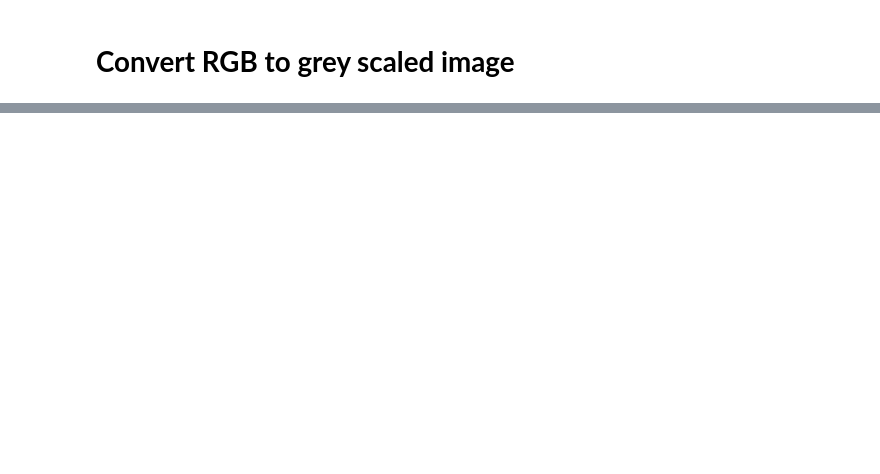
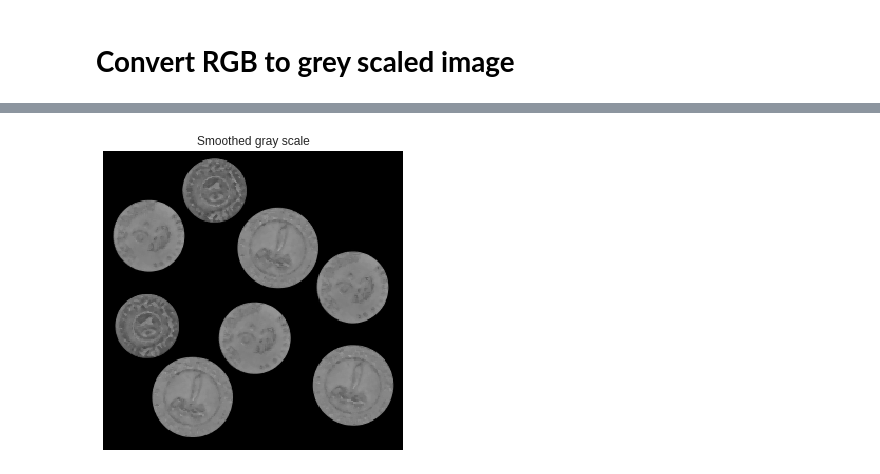
Before and after one commit to yomnabarakate21/Computer-vision-Course-assignments, a Jupyter notebook: assignment3.ipynb, the cells around one changed output, grey strips where cells are left out. Saved outputs shown, nothing was run; the diff lists cells and outputs as text; code cells hidden in the pictures; blank space fills up the shorter version.

```diff
--- a/assignment3.ipynb
+++ b/assignment3.ipynb
@@ -43,0 +45,6 @@ size of seven will be suitable for the provided data set.
+# %%
+smoothed_img = cv2.medianBlur(gray_img,3)
+plt.imshow(smoothed_img,cmap="gray"),plt.title('Smoothed gray scale'),plt.xticks([]), plt.yticks([])
+plt.show()
+# %% [output]
+[figure, added]
```
Also changed, not shown: parts of 2 cells of this notebook.
